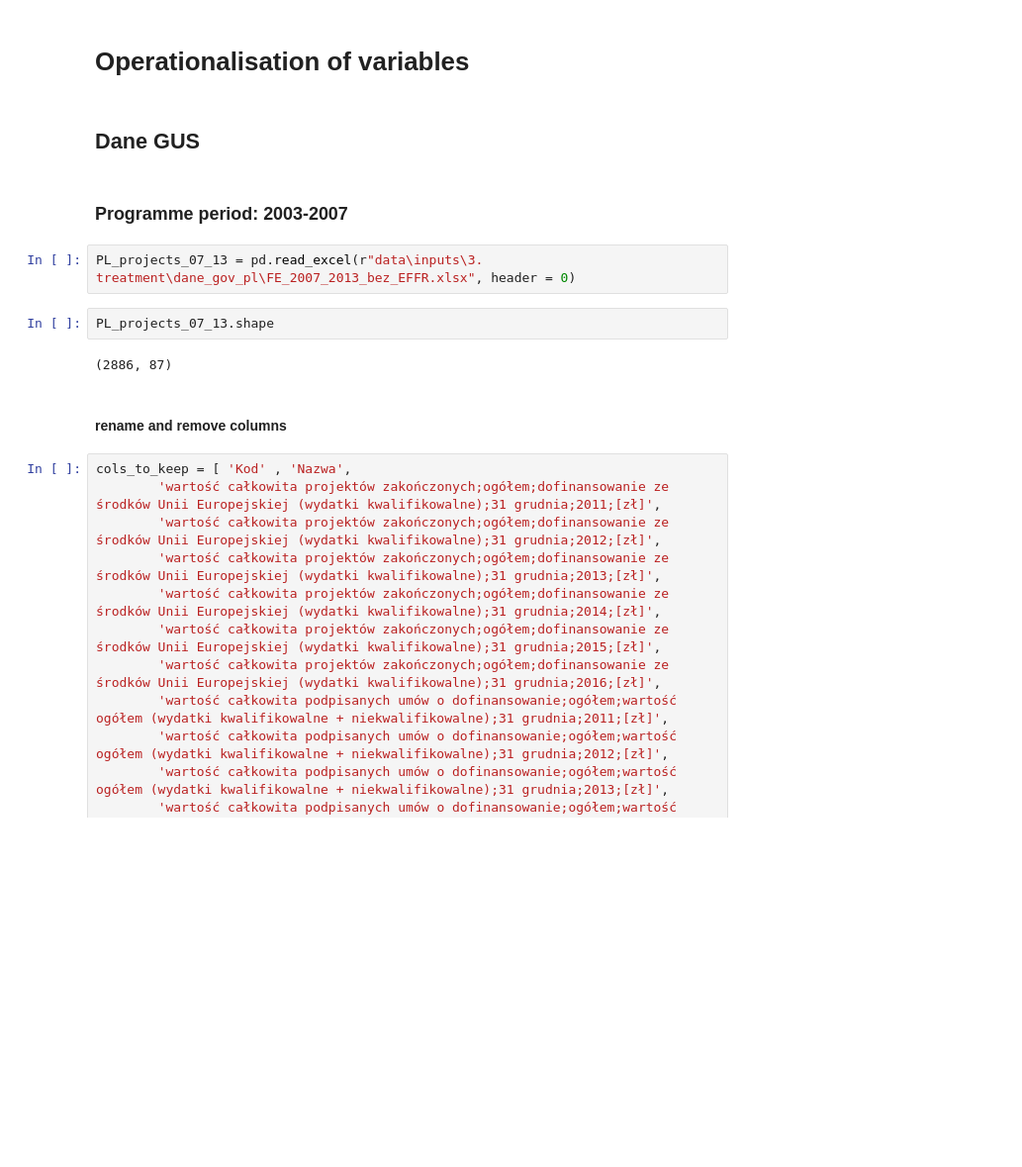
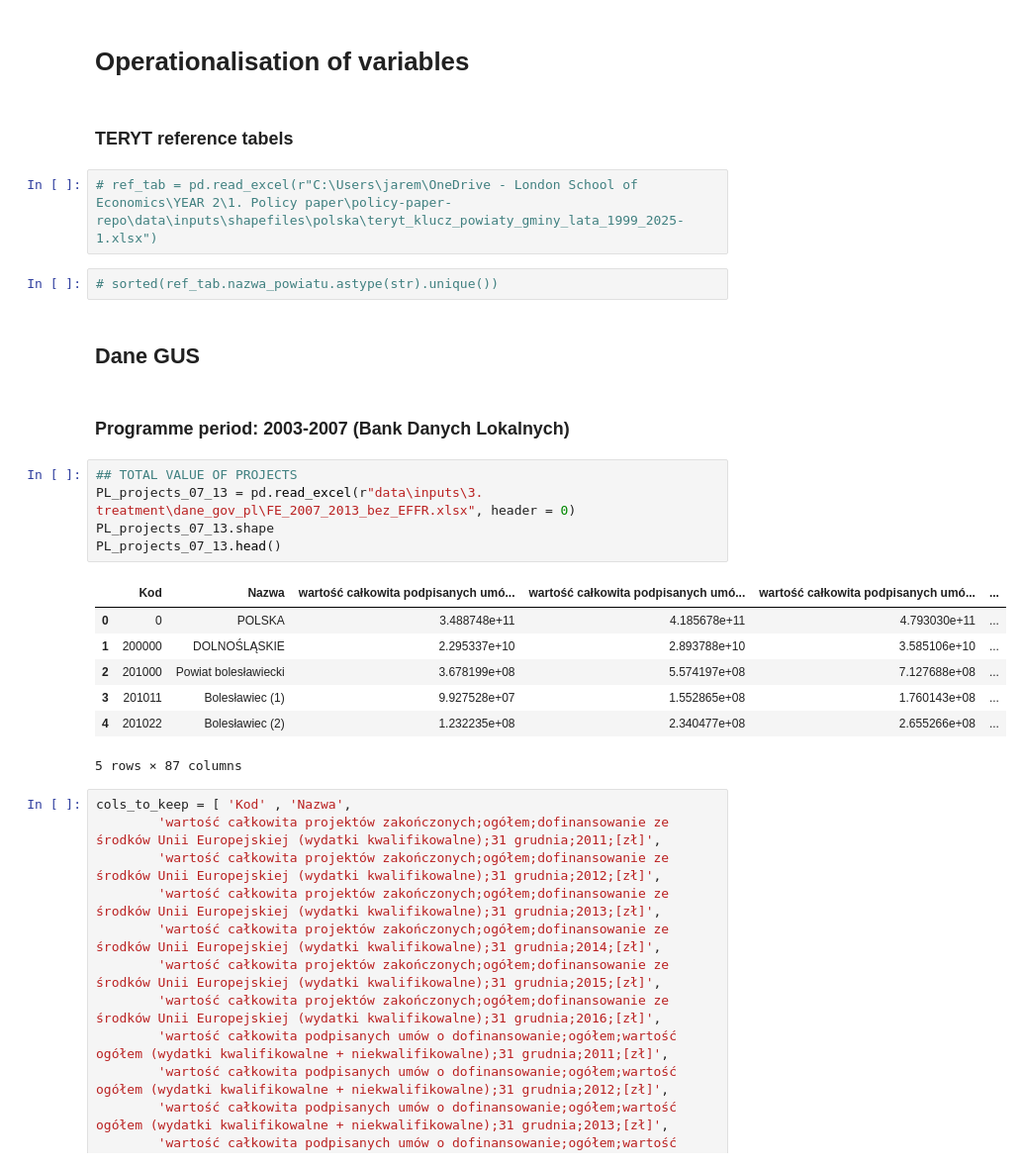
Before and after one commit to aleksandrajaremko/Policy-paper, a Jupyter notebook: code/processing/UE_funds_processing/GUS_processing.ipynb, the cells around one changed output. Shown at 99% size. Cells and saved outputs as stored; diff of their text form; blank space fills up the shorter version.

```diff
--- a/code/processing/GUS_processing.ipynb
+++ b/code/processing/UE_funds_processing/GUS_processing.ipynb
@@ -26,17 +28,28 @@ os.getcwd()
 # %% [markdown]
 # Operationalisation of variables
+# %% [markdown]
+### TERYT reference tabels
+# %%
+# ref_tab = pd.read_excel(r"C:\Users\jarem\OneDrive - London School of Economics\YEAR 2\1. Policy paper\policy-paper-repo\data\inputs\shapefiles\polska\teryt_klucz_powiaty_gminy_lata_1999_2025-1.xlsx")
+# %%
+# sorted(ref_tab.nazwa_powiatu.astype(str).unique())
 # %% [markdown]
 ## Dane GUS
 # %% [markdown]
-### Programme period: 2003-2007
+### Programme period: 2003-2007 (Bank Danych Lokalnych)
 # %%
+## TOTAL VALUE OF PROJECTS
 PL_projects_07_13 = pd.read_excel(r"data\inputs\3. treatment\dane_gov_pl\FE_2007_2013_bez_EFFR.xlsx", header = 0)
+PL_projects_07_13.shape
+PL_projects_07_13.head()
+# %% [output]
+|  | Kod | Nazwa | wartość całkowita podpisanych umó... | wartość całkowita podpisanych umó... | wartość całkowita podpisanych umó... | ... |
+| 0 | 0 | POLSKA | 3.488748e+11 | 4.185678e+11 | 4.793030e+11 | ... |
+| 1 | 200000 | DOLNOŚLĄSKIE | 2.295337e+10 | 2.893788e+10 | 3.585106e+10 | ... |
+| 2 | 201000 | Powiat bolesławiecki | 3.678199e+08 | 5.574197e+08 | 7.127688e+08 | ... |
+| 3 | 201011 | Bolesławiec (1) | 9.927528e+07 | 1.552865e+08 | 1.760143e+08 | ... |
+| 4 | 201022 | Bolesławiec (2) | 1.232235e+08 | 2.340477e+08 | 2.655266e+08 | ... |
+5 rows × 87 columns
-# %%
-PL_projects_07_13.shape
-# %% [output]
-(2886, 87)
-# %% [markdown]
-#### rename and remove columns
 # %%
 cols_to_keep = [ 'Kod' , 'Nazwa',
         'wartość całkowita projektów zakończonych;ogółem;dofinansowanie ze środków Unii Europejskiej (wydatki kwalifikowalne);31 grudnia;2011;[zł]',
```
Also changed, not shown: parts of 46 cells of this notebook, 7 other files.
